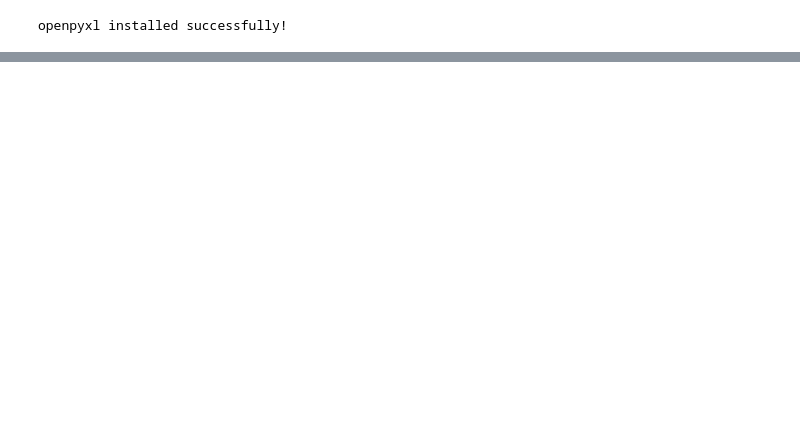
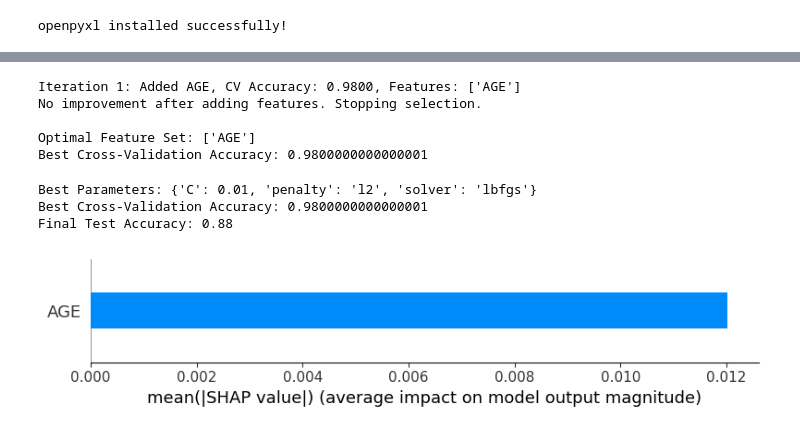
Before and after one commit to Debojyoti10/SFSS-prediction, a Jupyter notebook: notebook/model.ipynb, the cells around one changed output, grey strips where cells are left out. Cells and saved outputs as stored; diff of their text form; code cells hidden in the pictures; blank space fills up the shorter version.

Commit message:
Add notebook folder with updated model.ipynb and model3.ipynb

```diff
--- a/notebook/model.ipynb
+++ b/notebook/model.ipynb
@@ -765,0 +155,80 @@ FileNotFoundError: [Errno 2] No such file or directory: 'Book2 for ML.csv'
+# %%
+# Iteratively add features
+for i in range(len(remaining_features)):
+    scores = []
+    for feature in remaining_features:
+        temp_features = selected_features + [feature]
+        model = LogisticRegression(random_state=42)
+        cv_score = np.mean(cross_val_score(model, X_train[temp_features], y_train, cv=5))
+        scores.append((feature, cv_score))
+
+    # Sort scores by best accuracy
+    scores.sort(key=lambda x: x[1], reverse=True)
+    best_feature, best_feature_score = scores[0]
+
+    if best_feature_score > best_score:
+        selected_features.append(best_feature)
+        remaining_features.remove(best_feature)
+        best_score = best_feature_score
+        best_features = selected_features.copy()
+        print(f"Iteration {i+1}: Added {best_feature}, CV Accuracy: {best_feature_score:.4f}, Features: {selected_features}")
+    else:
+        print("No improvement after adding features. Stopping selection.")
+        break
+
+print("\nOptimal Feature Set:", best_features)
+print("Best Cross-Validation Accuracy:", best_score)
+# %% [output]
+Iteration 1: Added AGE, CV Accuracy: 0.9800, Features: ['AGE']
+No improvement after adding features. Stopping selection.
+
+Optimal Feature Set: ['AGE']
+Best Cross-Validation Accuracy: 0.9800000000000001
+# %%
+# %% [markdown]
+# ## 6. Model Optimization & Hyperparameter Tuning
+#
+# Using the optimal feature set from forward selection, we tune hyperparameters using GridSearchCV for the chosen model.
+# Here we demonstrate tuning for Logistic Regression.
+
+# %% [code]
+# Define parameter grid for Logistic Regression
+param_grid = {
+    'C': [0.01, 0.1, 1, 10],
+    'penalty': ['l2'],  # l1 penalty requires solver='liblinear' but we'll keep it simple
+    'solver': ['lbfgs']
+}
+# %%
+# Setup GridSearchCV
+grid = GridSearchCV(LogisticRegression(random_state=42), param_grid, cv=5, scoring='accuracy')
+grid.fit(X_train[best_features], y_train)
+
+print("Best Parameters:", grid.best_params_)
+print("Best Cross-Validation Accuracy:", grid.best_score_)
+
+# Train the final model using the best parameters
+final_model = grid.best_estimator_
+final_model.fit(X_train[best_features], y_train)
+final_preds = final_model.predict(X_test[best_features])
+print("Final Test Accuracy:", accuracy_score(y_test, final_preds))
+# %% [output]
+Best Parameters: {'C': 0.01, 'penalty': 'l2', 'solver': 'lbfgs'}
+Best Cross-Validation Accuracy: 0.9800000000000001
+Final Test Accuracy: 0.88
+# %%
+# %% [markdown]
+# ## 7. Feature Importance Analysis
+#
+# We use SHAP values to understand feature contributions in our final model. SHAP explains model predictions by
+# measuring each feature's contribution.
+
+# %% [code]
+# Use SHAP to explain model predictions
+# (Note: SHAP can be computationally expensive on large datasets)
+explainer = shap.LinearExplainer(final_model, X_train[best_features], feature_perturbation="interventional")
+shap_values = explainer.shap_values(X_train[best_features])
+
+# Plot SHAP summary
+shap.summary_plot(shap_values, X_train[best_features], plot_type="bar")
+# %% [output]
+[figure, added]
```
Also changed, not shown: parts of 41 cells of this notebook.
